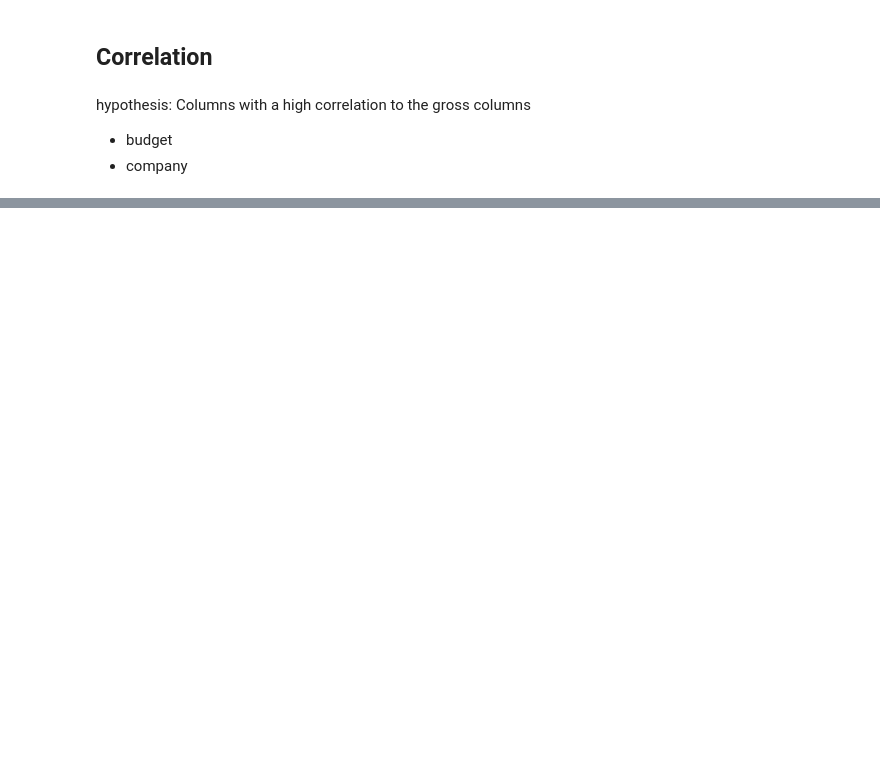
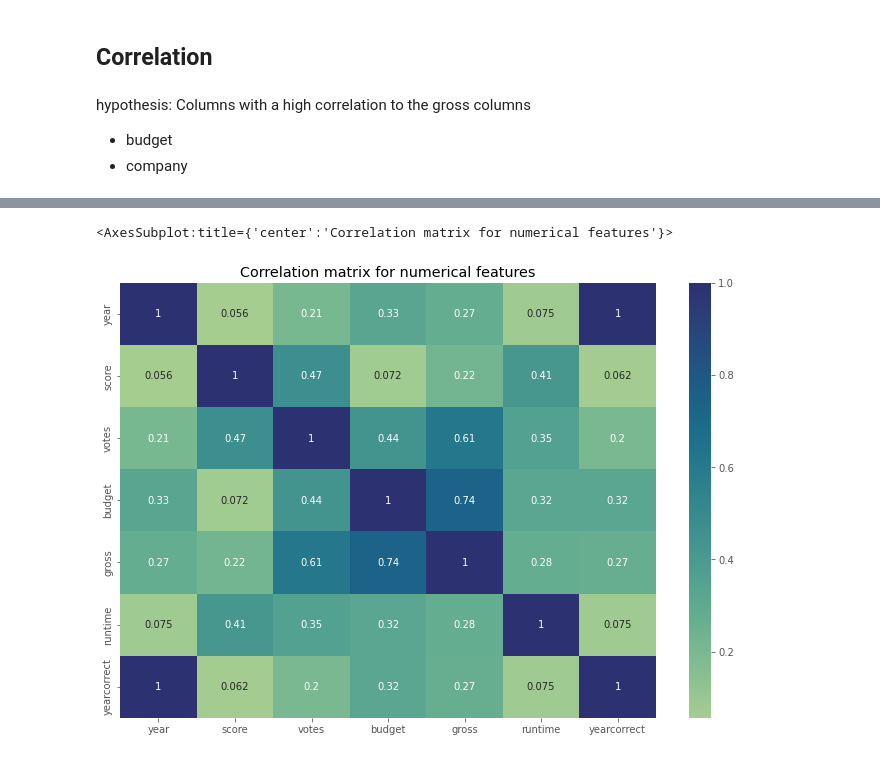
Before and after one commit to mlyngholm/Movies, a Jupyter notebook: Movies.ipynb, the cells around one changed output, grey strips where cells are left out. Drawn from its saved outputs; the diff is of its cells as text; code cells hidden in the pictures; blank space fills up the shorter version.

```diff
--- a/Movies.ipynb
+++ b/Movies.ipynb
@@ -132,0 +151,8 @@ TypeError: 'str' object is not callable
+# %%
+corr_matrix = df.corr(method='pearson')
+
+plt.title('Correlation matrix for numerical features')
+sns.heatmap(corr_matrix, annot=True, cmap='crest')
+# %% [output]
+<AxesSubplot:title={'center':'Correlation matrix for numerical features'}>
+[figure, added]
```
Also changed, not shown: parts of 3 cells of this notebook.
